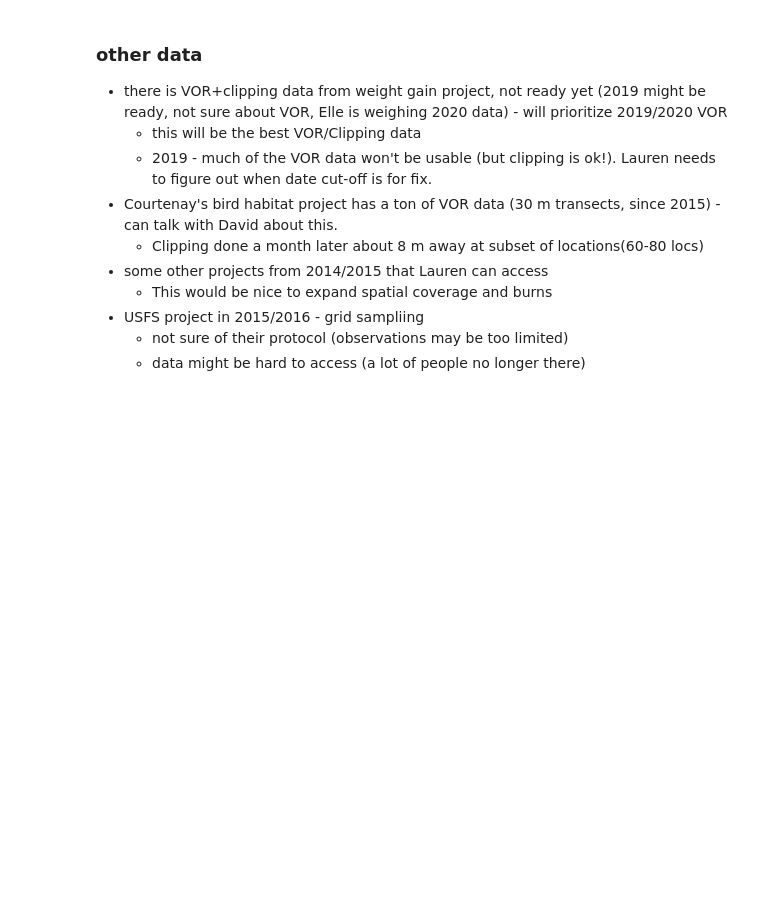
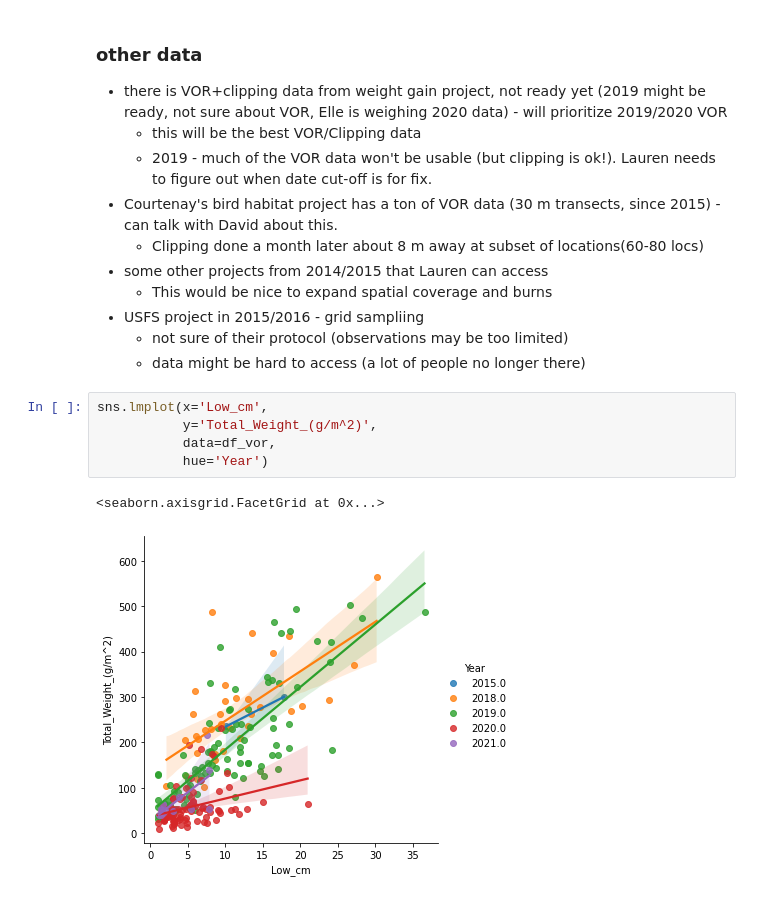
Before and after one commit to kearney-sp/tbng_veg, a Jupyter notebook: vor_linreg.ipynb, the cells around one changed output. Drawn from its saved outputs; the diff is of its cells as text; blank space fills up the shorter version.

```diff
--- a/vor_linreg.ipynb
+++ b/vor_linreg.ipynb
@@ -68,3 +85,11 @@ eval_env: 1
 * USFS project in 2015/2016 - grid sampliing
     * not sure of their protocol (observations may be too limited)
     * data might be hard to access (a lot of people no longer there)
+# %%
+sns.lmplot(x='Low_cm',
+           y='Total_Weight_(g/m^2)',
+           data=df_vor,
+           hue='Year')
+# %% [output]
+<seaborn.axisgrid.FacetGrid at 0x...>
+[figure, added]
```
Also changed, not shown: parts of 9 cells of this notebook, 4 other files.
